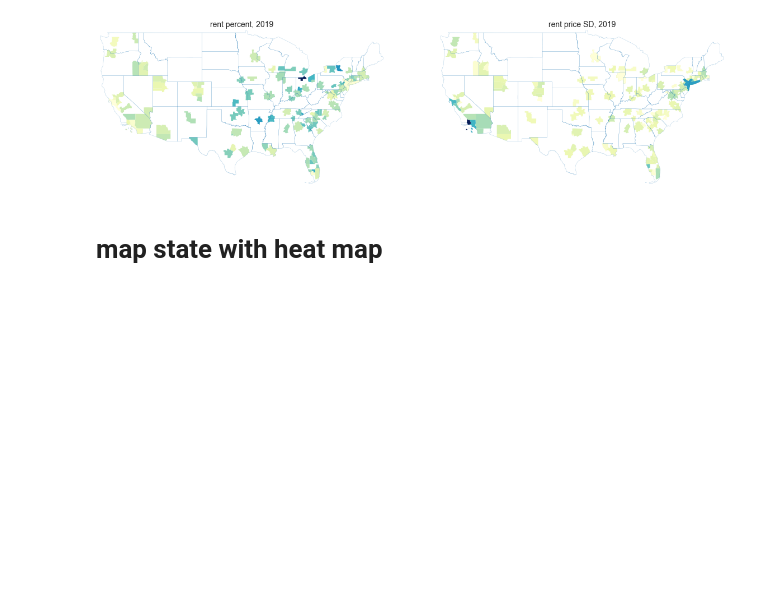
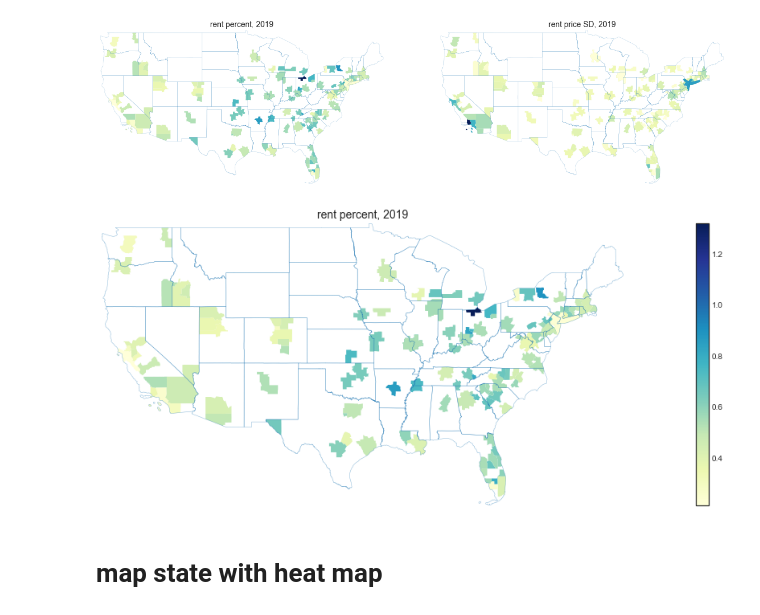
Before and after one commit to paultanger/realty-markets-analyzer, a Jupyter notebook: notebooks/aggregation.ipynb, the cells around one changed output. Drawn from its saved outputs; the diff is of its cells as text; code cells hidden in the pictures; blank space fills up the shorter version.

Commit message:
maps separate

```diff
--- a/notebooks/aggregation.ipynb
+++ b/notebooks/aggregation.ipynb
@@ -413,6 +414,32 @@ axs[1].axis('off')
 fig.savefig('../output/plots/rent_maps.png')
 # %% [output]
 [figure]
+# %%
+# redo as separate for readme (bigger)
+fig, ax = plt.subplots(1, figsize=(15, 10))
+ax.set_aspect('equal')
+map_states.geometry.boundary.plot(color=None, alpha = .5, ax=ax, linewidth=0.5)
+
+# add legend bar
+divider = make_axes_locatable(ax)
+cax = divider.append_axes("right", size="2%", pad=0.1)
+
+agg_CBSA_mapdf.plot(column='rent_pct', cmap='YlGnBu', ax=ax, linewidth = 0.8, legend=True, cax=cax)
+#agg_CBSA_mapdf.plot(column='rent_priceSD', cmap='YlGnBu', ax=ax, linewidth = 0.8, legend=True, cax=cax)
+
+xlim = ([map_states.total_bounds[0],  map_states.total_bounds[2]])
+ylim = ([map_states.total_bounds[1],  map_states.total_bounds[3]])
+
+ax.set_xlim(xlim)
+ax.set_ylim(ylim)
+
+ax.set_title('rent percent, 2019', x=0.5, y=1.08, fontsize=14)
+#ax.set_title('rent price SD, 2019', x=0.5, y=1.08, fontsize=14)
+ax.axis('off');
+fig.savefig('../output/plots/rent_pct.png')
+#fig.savefig('../output/plots/rent_SD.png')
+# %% [output]
+[figure, added]
 # %% [markdown]
 # map state with heat map
 # %%
```
Also changed, not shown: parts of 2 cells of this notebook.
